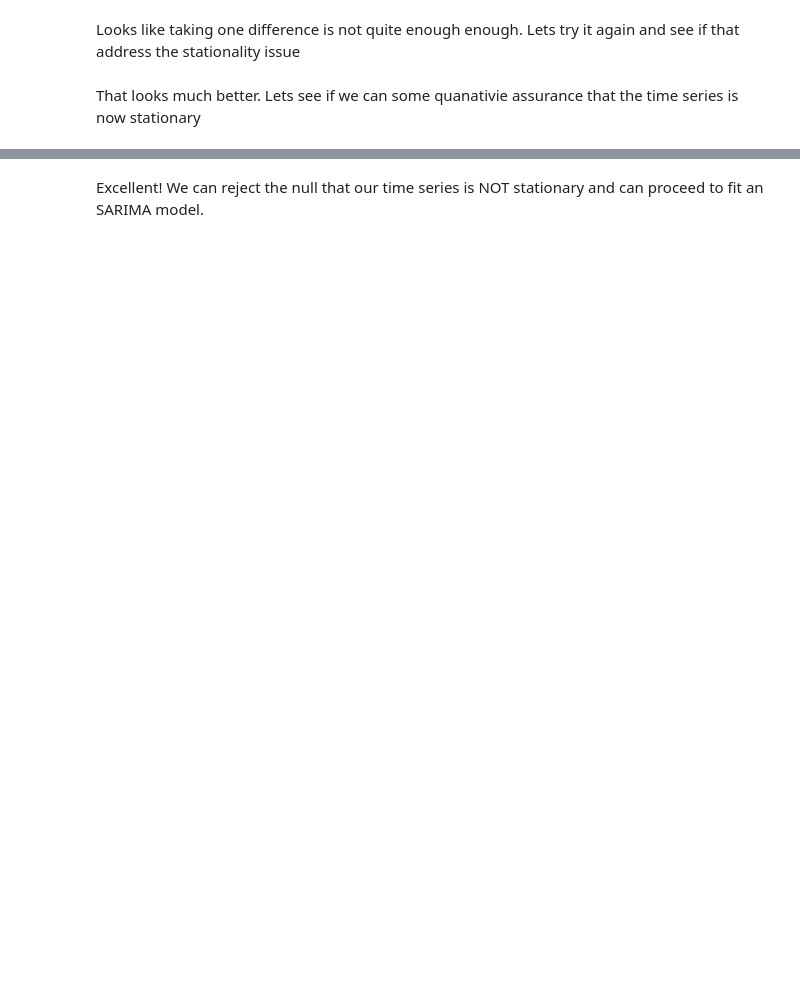
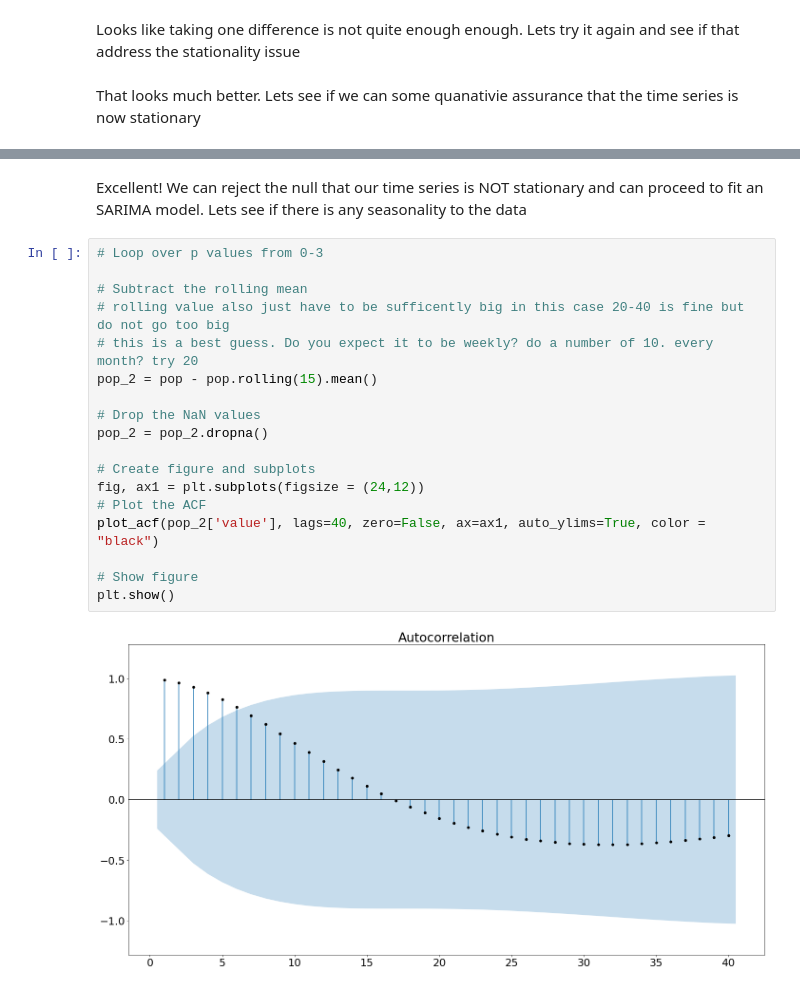
Before and after one commit to aswerve97/US_Population, a Jupyter notebook: exploratory.ipynb, the cells around one changed output, grey strips where cells are left out. Drawn from its saved outputs; the diff is of its cells as text; blank space fills up the shorter version.

Commit message:
Finished up EDA and finalized model

```diff
--- a/exploratory.ipynb
+++ b/exploratory.ipynb
@@ -88,2 +91,22 @@ p-value: 5.679169562683719e-16
 # %% [markdown]
-Excellent! We can reject the null that our time series is NOT stationary and can proceed to fit an SARIMA model.
+Excellent! We can reject the null that our time series is NOT stationary and can proceed to fit an SARIMA model. Lets see if there is any seasonality to the data
+# %%
+# Loop over p values from 0-3
+
+# Subtract the rolling mean
+# rolling value also just have to be sufficently big in this case 20-40 is fine but do not go too big
+# this is a best guess. Do you expect it to be weekly? do a number of 10. every month? try 20
+pop_2 = pop - pop.rolling(15).mean()
+
+# Drop the NaN values
+pop_2 = pop_2.dropna()
+
+# Create figure and subplots
+fig, ax1 = plt.subplots(figsize = (24,12))
+# Plot the ACF
+plot_acf(pop_2['value'], lags=40, zero=False, ax=ax1, auto_ylims=True, color = "black")
+
+# Show figure
+plt.show()
+# %% [output]
+[figure, added]
```
Also changed, not shown: parts of 36 cells of this notebook, 1 other file.
